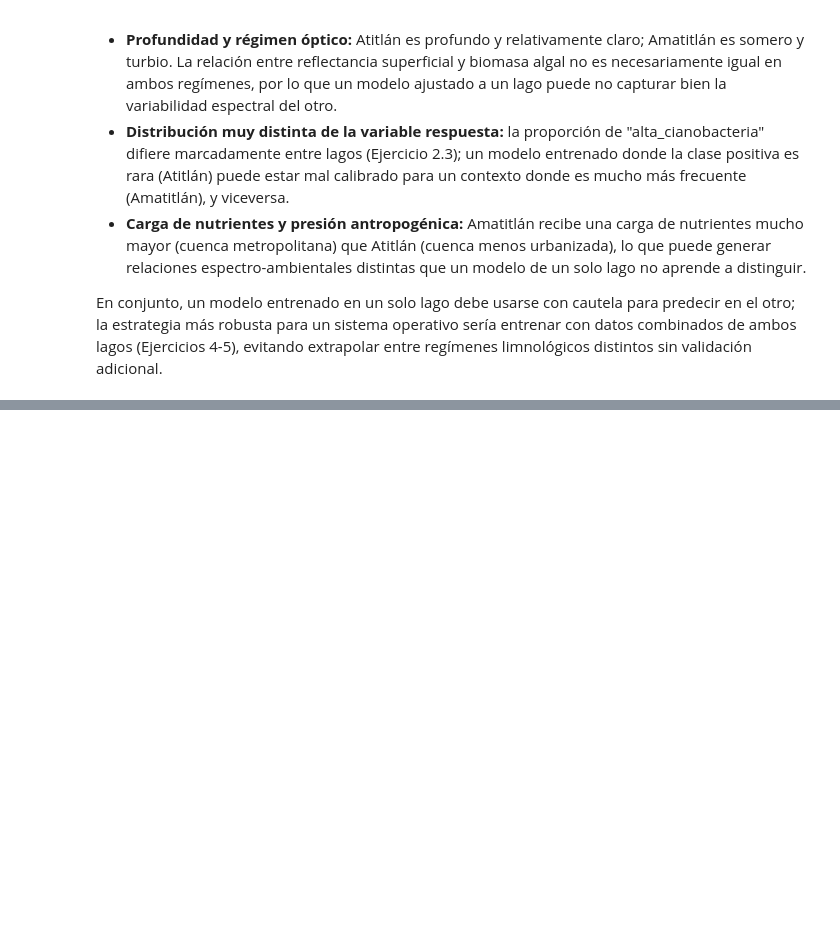
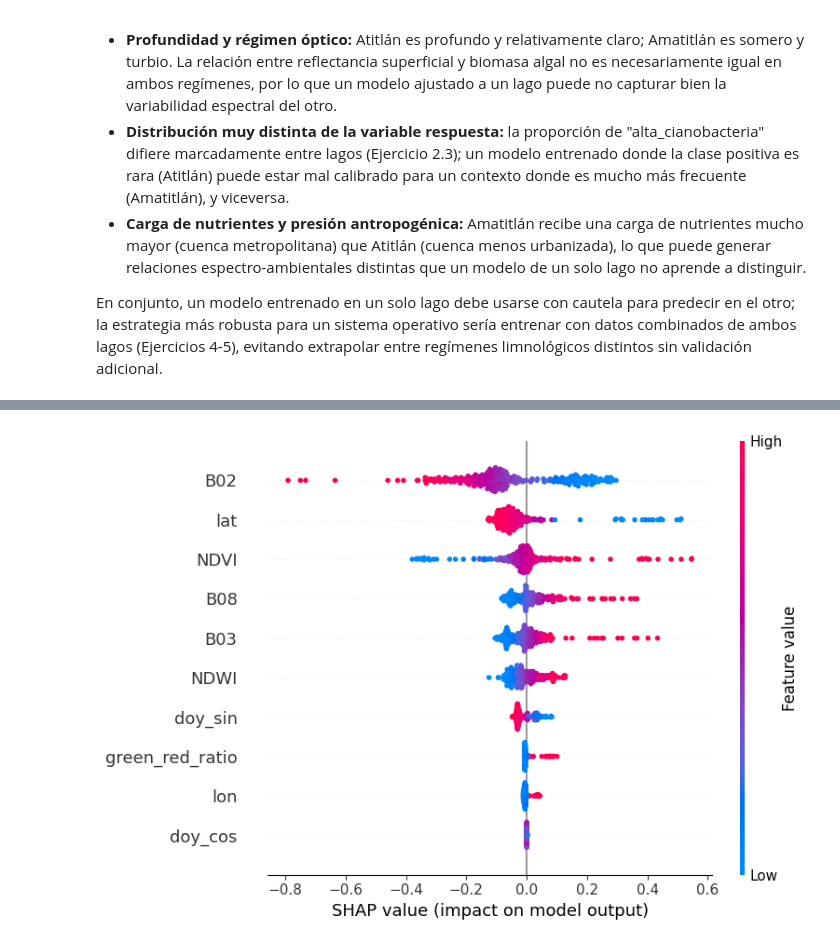
Before and after one commit to DavidDominguez-11/DS-Lab1, a Jupyter notebook: Laboratorio4_Parte2.ipynb, the cells around one changed output, grey strips where cells are left out. Saved outputs shown, nothing was run; the diff lists cells and outputs as text; code cells hidden in the pictures; blank space fills up the shorter version.

```diff
--- a/Laboratorio4_Parte2.ipynb
+++ b/Laboratorio4_Parte2.ipynb
@@ -1040,0 +1105,21 @@ En conjunto, un modelo entrenado en un solo lago debe usarse con cautela para pr
+# %%
+import shap
+
+shap_background = X_train.sample(min(500, len(X_train)), random_state=RANDOM_STATE)
+
+if isinstance(BEST_MODEL, Pipeline):
+    sample_size = 300
+    predict_fn = lambda data: BEST_MODEL.predict_proba(pd.DataFrame(data, columns=PREDICTOR_COLUMNS))[:, 1]
+    explainer = shap.Explainer(predict_fn, shap_background)
+else:
+    sample_size = 2000
+    explainer = shap.Explainer(BEST_MODEL, shap_background)
+
+shap_sample = X_test.sample(min(sample_size, len(X_test)), random_state=RANDOM_STATE)
+shap_values = explainer(shap_sample)
+
+shap.summary_plot(shap_values, shap_sample, show=False)
+plt.gcf().savefig(OUT_DIR / "shap_summary.png", dpi=150, bbox_inches="tight")
+plt.show()
+# %% [output]
+[figure, added]
```
Also changed, not shown: parts of 14 cells of this notebook.
